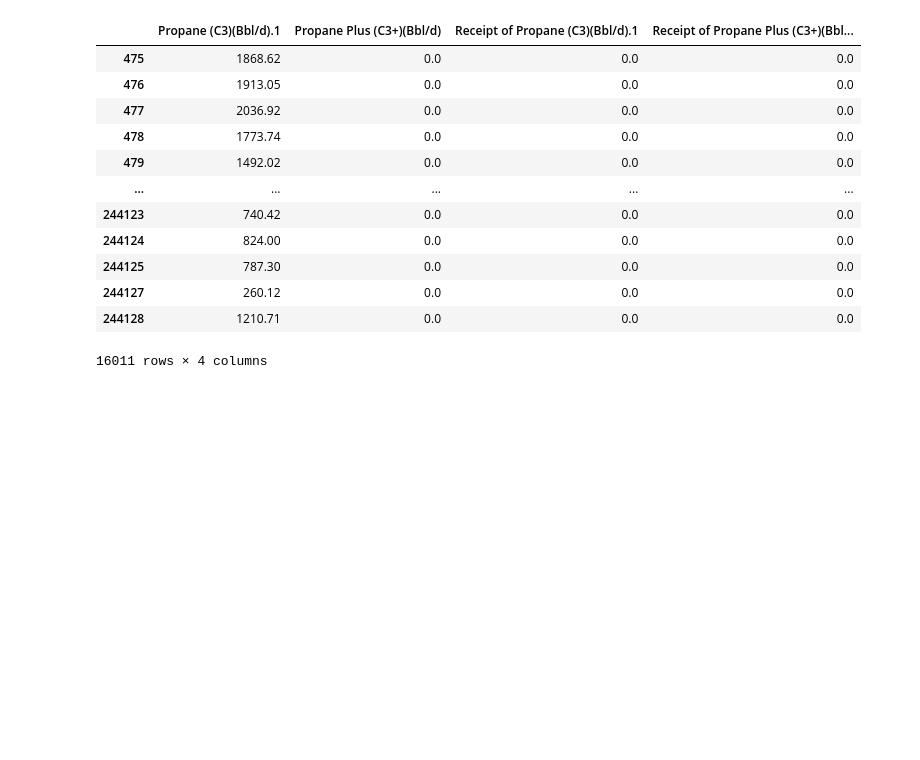
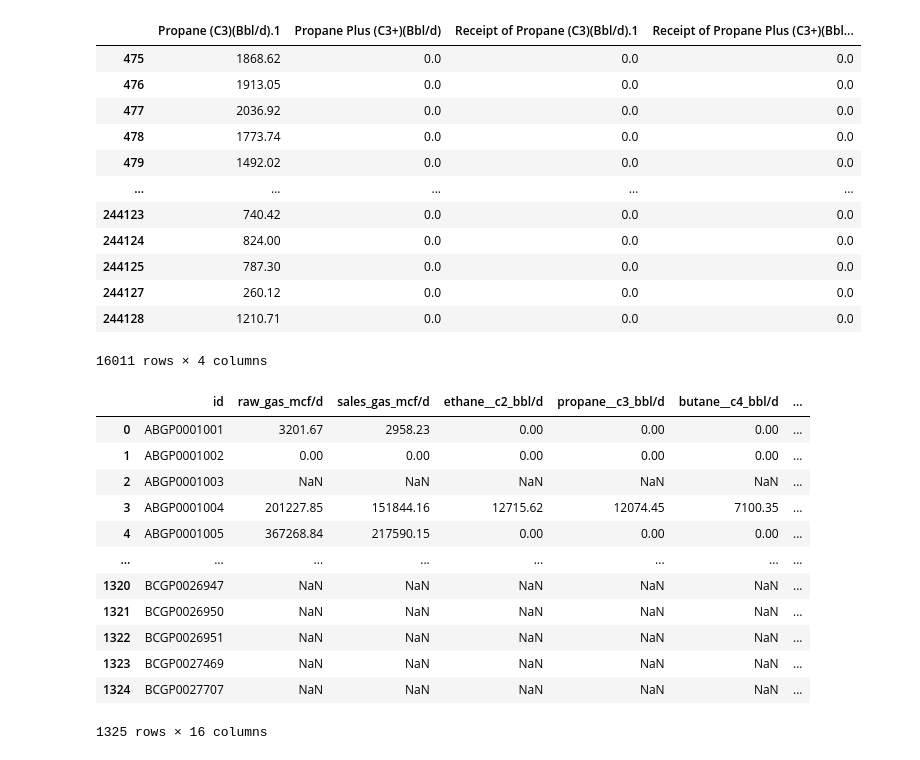
Before and after one commit to gustavo-bravo11/HTC_Hackathon_Team6, a Jupyter notebook: data_clean/notebooks/further_cleaning.ipynb, the cells around one changed output. Cells and saved outputs as stored; diff of their text form; code cells hidden in the pictures; blank space fills up the shorter version.

```diff
--- a/data_clean/notebooks/further_cleaning.ipynb
+++ b/data_clean/notebooks/further_cleaning.ipynb
@@ -130,0 +133,19 @@ for name, df in data_dict.items():
+# %%
+monthly_prod = pd.read_csv("../data_cleaned/facility_monthly_production/facility_monthly_production.csv")
+facility_total_production = pd.read_csv("../data_cleaned/facility_total_production/facility_total_production.csv")
+# %%
+facility_total_production
+# %% [output]
+|  | id | raw_gas_mcf/d | sales_gas_mcf/d | ethane__c2_bbl/d | propane__c3_bbl/d | butane__c4_bbl/d | ... |
+| 0 | ABGP0001001 | 3201.67 | 2958.23 | 0.00 | 0.00 | 0.00 | ... |
+| 1 | ABGP0001002 | 0.00 | 0.00 | 0.00 | 0.00 | 0.00 | ... |
+| 2 | ABGP0001003 | NaN | NaN | NaN | NaN | NaN | ... |
+| 3 | ABGP0001004 | 201227.85 | 151844.16 | 12715.62 | 12074.45 | 7100.35 | ... |
+| 4 | ABGP0001005 | 367268.84 | 217590.15 | 0.00 | 0.00 | 0.00 | ... |
+| ... | ... | ... | ... | ... | ... | ... | ... |
+| 1320 | BCGP0026947 | NaN | NaN | NaN | NaN | NaN | ... |
+| 1321 | BCGP0026950 | NaN | NaN | NaN | NaN | NaN | ... |
+| 1322 | BCGP0026951 | NaN | NaN | NaN | NaN | NaN | ... |
+| 1323 | BCGP0027469 | NaN | NaN | NaN | NaN | NaN | ... |
+| 1324 | BCGP0027707 | NaN | NaN | NaN | NaN | NaN | ... |
+1325 rows × 16 columns
```
Also changed, not shown: parts of 8 cells of this notebook, 1 other file.
